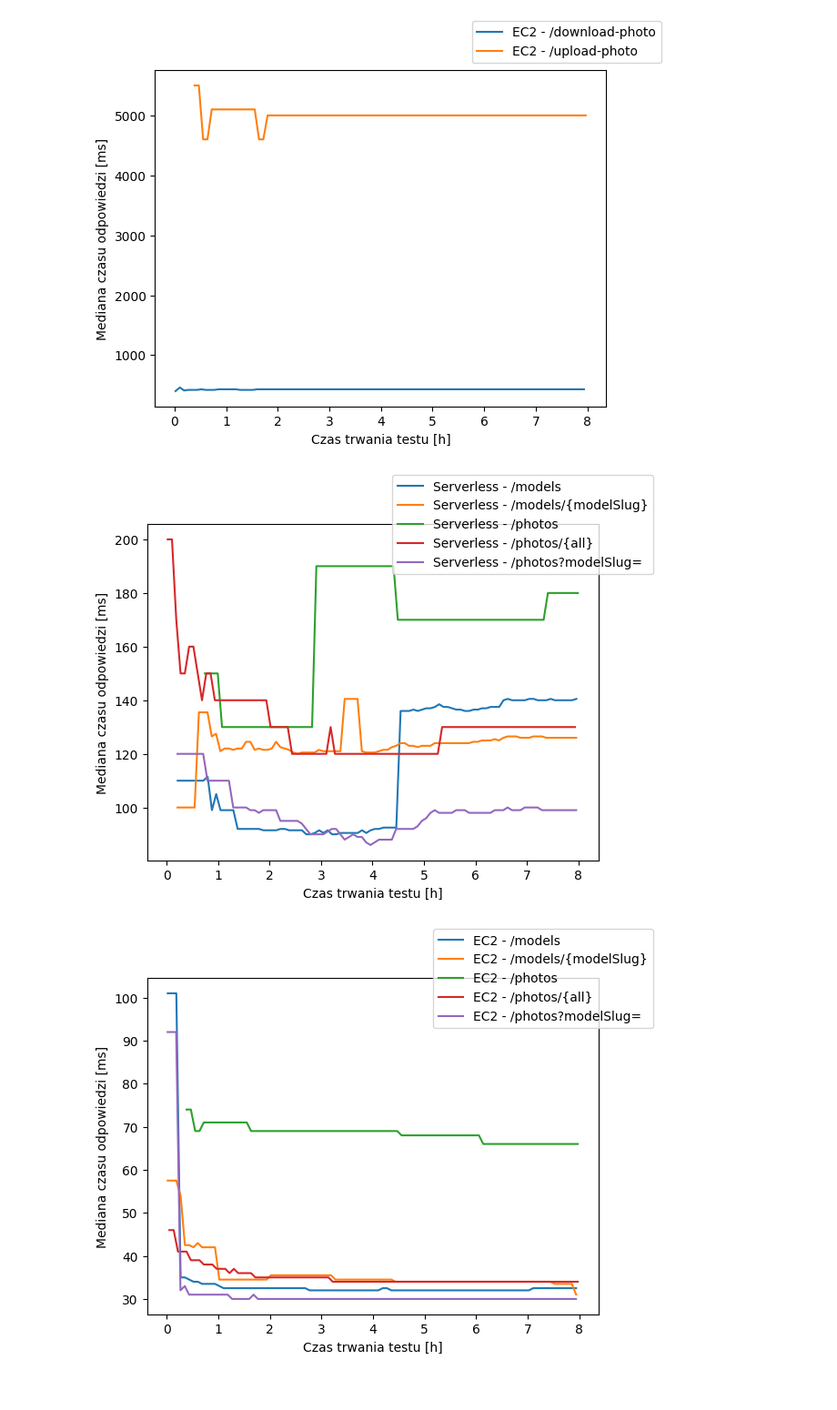
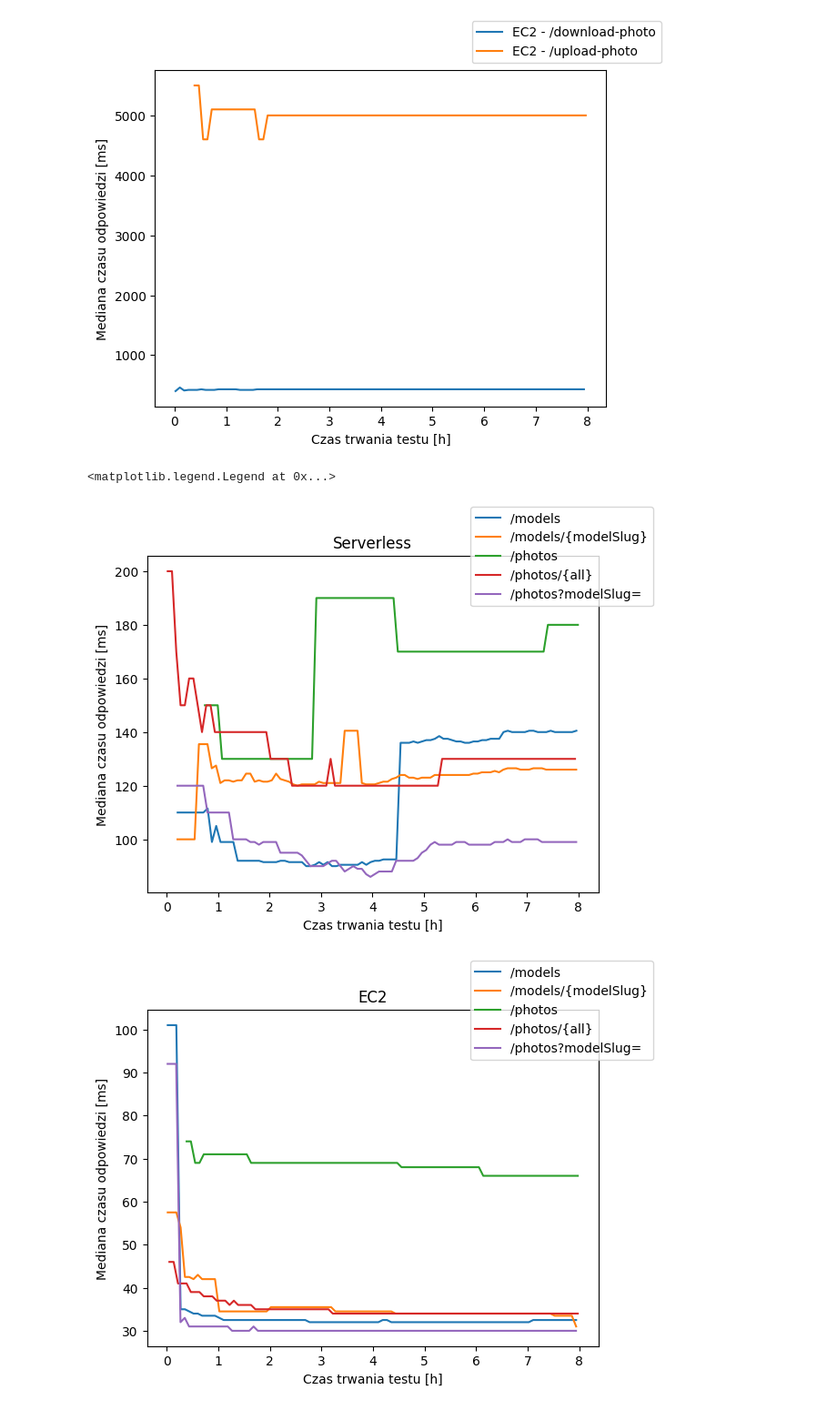
Before and after one commit to moreno-models/api, a Jupyter notebook: analysis/steady_locust.ipynb, the cells around one changed output. Shown at 91% size. Saved outputs shown, nothing was run; the diff lists cells and outputs as text; code cells hidden in the pictures.

Commit message:
Add some charts

```diff
--- a/analysis/steady_locust.ipynb
+++ b/analysis/steady_locust.ipynb
@@ -58,3 +58,25 @@ ax.set_ylabel('Liczba aktywnych użytkowników')
 # %% [output]
 Text(0, 0.5, 'Liczba aktywnych użytkowników')
 [figure]
+# %%
+def plot_metric(ax, df, allowlist, y, prefix=None, title=None, suffix=True, type='median', period='5T', **kwargs):
+    if type == 'median':
+        df = df.groupby('Name').resample(period).median(numeric_only=True)
+    elif type == 'p99':
+        df = df.groupby('Name').resample(period).quantile(q=0.99, numeric_only=True)
+    elif type == 'sum':
+        df = df.groupby('Name').resample(period).sum(numeric_only=True)
+    else:
+        raise Exception("unkown type")
+    if title is not None:
+        ax.set_title(title)
+    for name in df.index.get_level_values('Name').unique():
+        if name in allowlist:
+            new_df = df[df.index.get_level_values('Name') == name]
+            if prefix is not None:
+                label = f"{prefix}"
+                if suffix:
+                    label = f"{label} - {name}"
+            else:
+                label = name
+            ax.plot(new_df.index.get_level_values('Timestamp').seconds / 60 / 60, new_df[y], label=label, **kwargs)
@@ -85,16 +116,15 @@ fig.legend()
 # %%
 ops = ['/photos/{all}', '/photos', '/photos?modelSlug=', '/models/{modelSlug}', '/models']
 fig, ax = start_plot()
-average_response_times(ax, serverless, ops, selected_metric, prefix='Serverless')
+plot_metric(ax, serverless, ops, selected_metric, title='Serverless')
 ax.set_ylabel(selected_metric_desc)
 fig.legend()
-fig.show()
 
 fig, ax = start_plot()
-average_response_times(ax, ec2, ops, selected_metric, prefix='EC2')
+plot_metric(ax, ec2, ops, selected_metric, title='EC2')
 ax.set_ylabel(selected_metric_desc)
 fig.legend()
-fig.show()
 # %% [output]
+<matplotlib.legend.Legend at 0x...>
-[figure, old version]
+[figure, new version]
-[figure, old version]
+[figure, new version]
```
Also changed, not shown: parts of 2 cells of this notebook, 3 other files.
